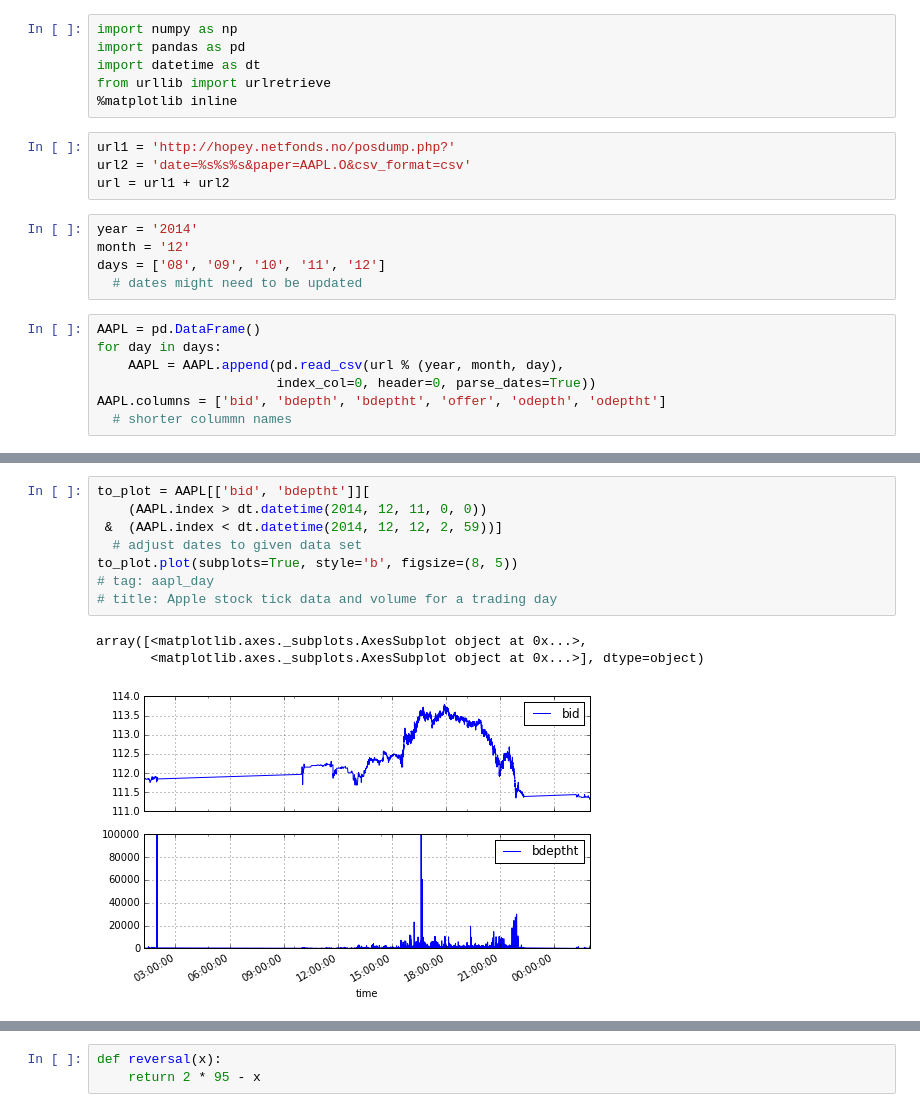
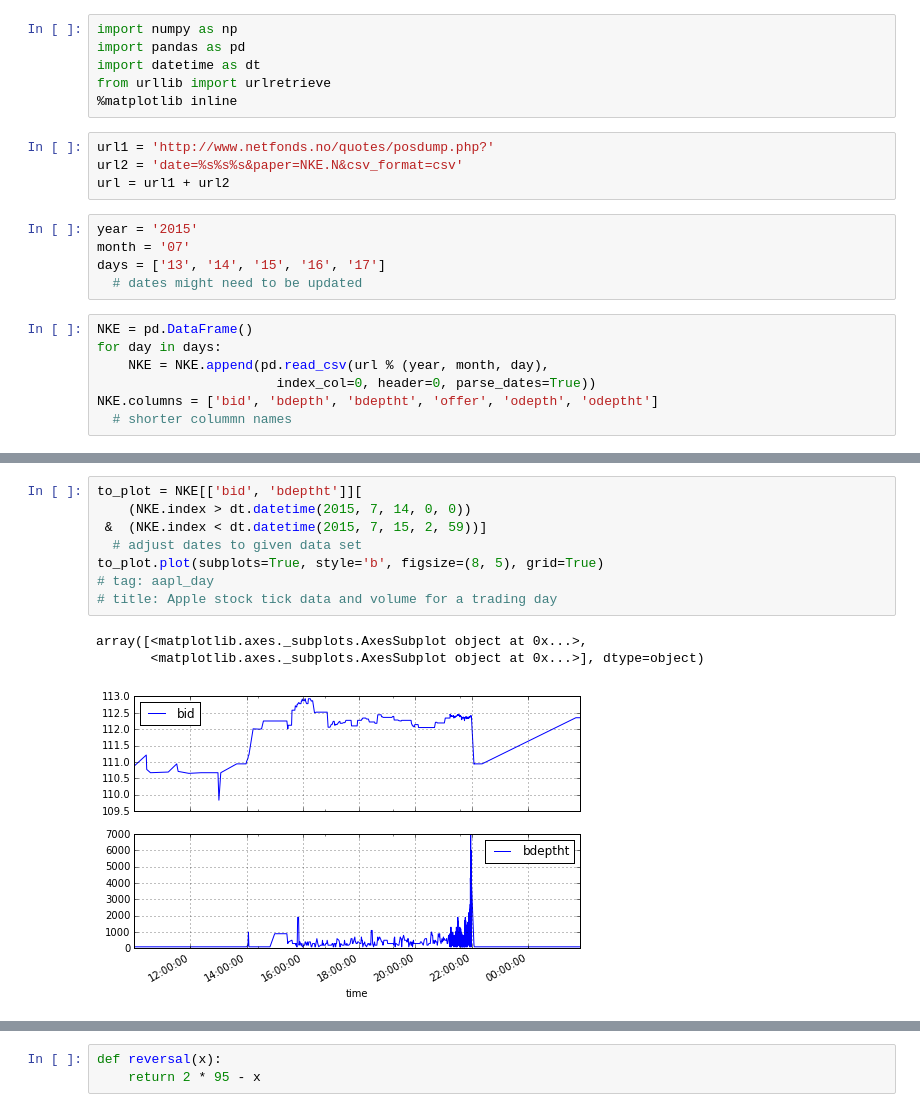
Before and after one commit to yhilpisch/py4fi, a Jupyter notebook: ipython/06_Financial_Time_Series.ipynb, the cells around one changed output, grey strips where cells are left out. Saved outputs shown, nothing was run; the diff lists cells and outputs as text.

```diff
--- a/ipython/06_Financial_Time_Series.ipynb
+++ b/ipython/06_Financial_Time_Series.ipynb
@@ -789,19 +779,19 @@ import datetime as dt
 from urllib import urlretrieve
 %matplotlib inline
 # %%
-url1 = 'http://hopey.netfonds.no/posdump.php?'
-url2 = 'date=%s%s%s&paper=AAPL.O&csv_format=csv'
+url1 = 'http://www.netfonds.no/quotes/posdump.php?'
+url2 = 'date=%s%s%s&paper=NKE.N&csv_format=csv'
 url = url1 + url2
 # %%
-year = '2014'
-month = '12'
-days = ['08', '09', '10', '11', '12']
+year = '2015'
+month = '07'
+days = ['13', '14', '15', '16', '17']
   # dates might need to be updated
 # %%
-AAPL = pd.DataFrame()
+NKE = pd.DataFrame()
 for day in days:
-    AAPL = AAPL.append(pd.read_csv(url % (year, month, day),
+    NKE = NKE.append(pd.read_csv(url % (year, month, day),
                        index_col=0, header=0, parse_dates=True))
-AAPL.columns = ['bid', 'bdepth', 'bdeptht', 'offer', 'odepth', 'odeptht']
+NKE.columns = ['bid', 'bdepth', 'bdeptht', 'offer', 'odepth', 'odeptht']
   # shorter colummn names
 # %%
@@ -828,13 +818,13 @@ AAPL['bid'].plot()
 # %%
-to_plot = AAPL[['bid', 'bdeptht']][
-    (AAPL.index > dt.datetime(2014, 12, 11, 0, 0))
- &  (AAPL.index < dt.datetime(2014, 12, 12, 2, 59))]
+to_plot = NKE[['bid', 'bdeptht']][
+    (NKE.index > dt.datetime(2015, 7, 14, 0, 0))
+ &  (NKE.index < dt.datetime(2015, 7, 15, 2, 59))]
   # adjust dates to given data set
-to_plot.plot(subplots=True, style='b', figsize=(8, 5))
+to_plot.plot(subplots=True, style='b', figsize=(8, 5), grid=True)
 # tag: aapl_day
 # title: Apple stock tick data and volume for a trading day
 # %% [output]
 array([<matplotlib.axes._subplots.AxesSubplot object at 0x...>,
        <matplotlib.axes._subplots.AxesSubplot object at 0x...>], dtype=object)
-[figure, old version]
+[figure, new version]
 # %%
```
Also changed, not shown: parts of 54 cells of this notebook, 1 other file.
